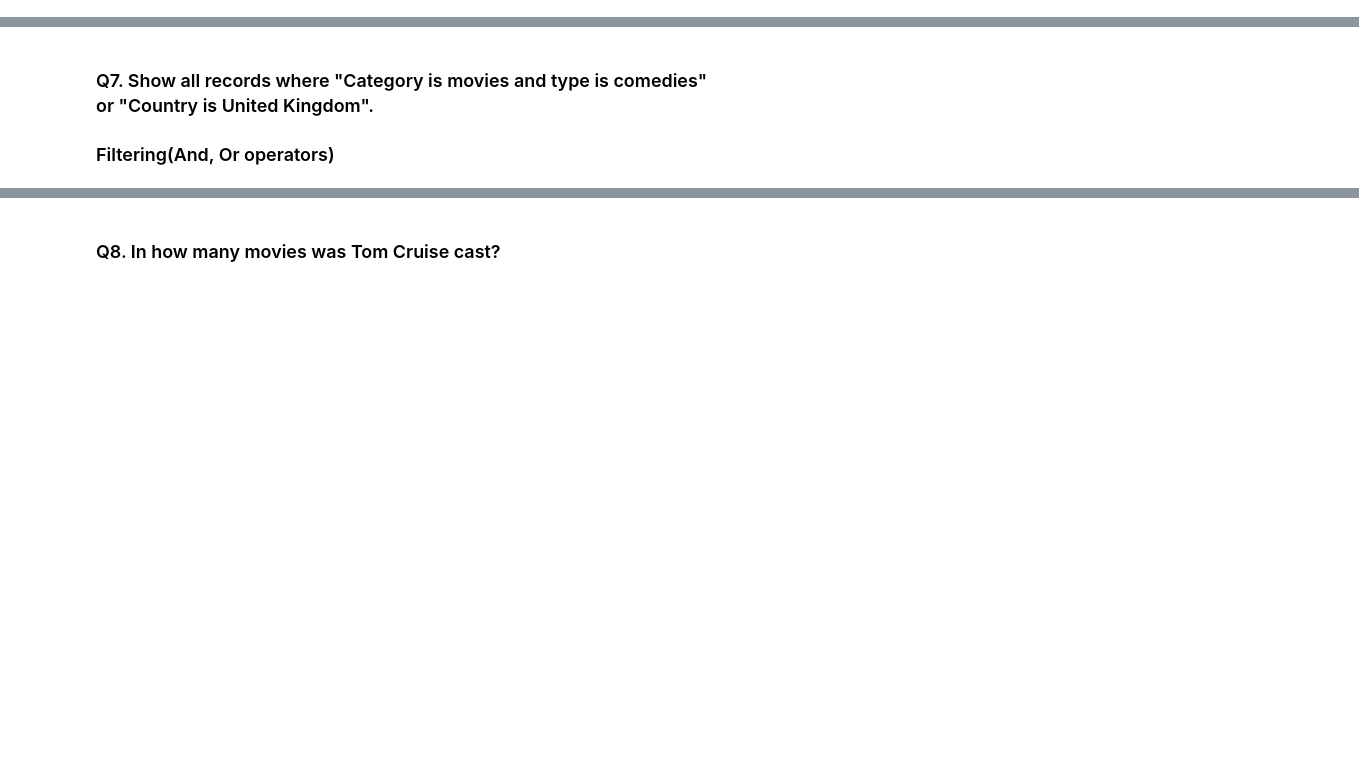
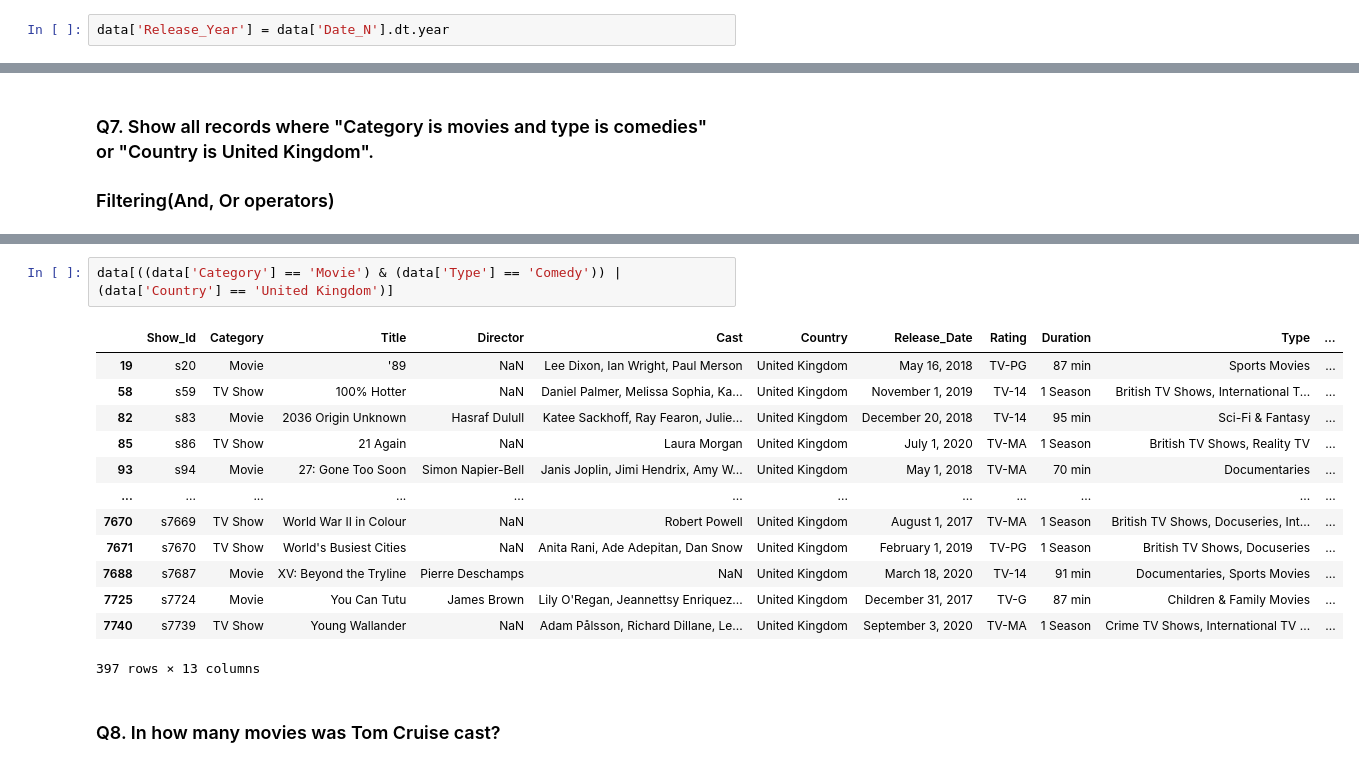
Before and after one commit to roynjuguna/Data_analysis, a Jupyter notebook: netflix_analysis.ipynb, the cells around one changed output, grey strips where cells are left out. Cells and saved outputs as stored; diff of their text form; blank space fills up the shorter version.

```diff
--- a/netflix_analysis.ipynb
+++ b/netflix_analysis.ipynb
@@ -217,0 +267,2 @@ ValueError: time data " August 4, 2017" doesn't match format "%B %d, %Y", at pos
+# %%
+data['Release_Year'] = data['Date_N'].dt.year
@@ -232,2 +374,18 @@ ValueError: time data " August 4, 2017" doesn't match format "%B %d, %Y", at pos
+# %%
+data[((data['Category'] == 'Movie') & (data['Type'] == 'Comedy')) | (data['Country'] == 'United Kingdom')]
+# %% [output]
+|  | Show_Id | Category | Title | Director | Cast | Country | Release_Date | Rating | Duration | Type | ... |
+| 19 | s20 | Movie | '89 | NaN | Lee Dixon, Ian Wright, Paul Merson | United Kingdom | May 16, 2018 | TV-PG | 87 min | Sports Movies | ... |
+| 58 | s59 | TV Show | 100% Hotter | NaN | Daniel Palmer, Melissa Sophia, Ka... | United Kingdom | November 1, 2019 | TV-14 | 1 Season | British TV Shows, International T... | ... |
+| 82 | s83 | Movie | 2036 Origin Unknown | Hasraf Dulull | Katee Sackhoff, Ray Fearon, Julie... | United Kingdom | December 20, 2018 | TV-14 | 95 min | Sci-Fi & Fantasy | ... |
+| 85 | s86 | TV Show | 21 Again | NaN | Laura Morgan | United Kingdom | July 1, 2020 | TV-MA | 1 Season | British TV Shows, Reality TV | ... |
+| 93 | s94 | Movie | 27: Gone Too Soon | Simon Napier-Bell | Janis Joplin, Jimi Hendrix, Amy W... | United Kingdom | May 1, 2018 | TV-MA | 70 min | Documentaries | ... |
+| ... | ... | ... | ... | ... | ... | ... | ... | ... | ... | ... | ... |
+| 7670 | s7669 | TV Show | World War II in Colour | NaN | Robert Powell | United Kingdom | August 1, 2017 | TV-MA | 1 Season | British TV Shows, Docuseries, Int... | ... |
+| 7671 | s7670 | TV Show | World's Busiest Cities | NaN | Anita Rani, Ade Adepitan, Dan Snow | United Kingdom | February 1, 2019 | TV-PG | 1 Season | British TV Shows, Docuseries | ... |
+| 7688 | s7687 | Movie | XV: Beyond the Tryline | Pierre Deschamps | NaN | United Kingdom | March 18, 2020 | TV-14 | 91 min | Documentaries, Sports Movies | ... |
+| 7725 | s7724 | Movie | You Can Tutu | James Brown | Lily O'Regan, Jeannettsy Enriquez... | United Kingdom | December 31, 2017 | TV-G | 87 min | Children & Family Movies | ... |
+| 7740 | s7739 | TV Show | Young Wallander | NaN | Adam Pålsson, Richard Dillane, Le... | United Kingdom | September 3, 2020 | TV-MA | 1 Season | Crime TV Shows, International TV ... | ... |
+397 rows × 13 columns
 # %% [markdown]
 ### Q8. In how many movies was Tom Cruise cast?
```
Also changed, not shown: parts of 44 cells of this notebook, 2 other files.
